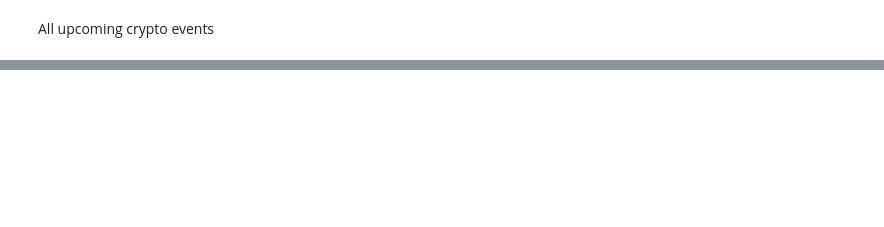
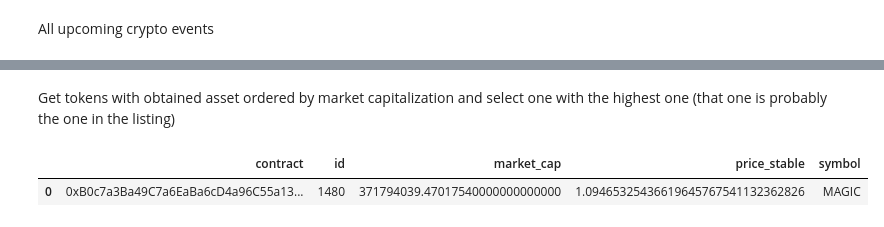
Before and after one commit to QuantNodeAI/quantnote-query-client, a Jupyter notebook: examples/events-example.ipynb, the cells around one changed output, grey strips where cells are left out. Drawn from its saved outputs; the diff is of its cells as text; code cells hidden in the pictures; blank space fills up the shorter version.

```diff
--- a/examples/events-example.ipynb
+++ b/examples/events-example.ipynb
@@ -71,0 +100,20 @@ response
+# %%
+import datetime
+
+asset = response3['asset'].iloc[0]
+start_date = response3['date_time'].iloc[0]
+end_date = start_date + datetime.timedelta(days=1)
+event = response3['title'].iloc[0]
+# %% [markdown]
+Get tokens with obtained asset ordered by market capitalization and select one with the highest one (that one is probably the one in the listing)
+# %%
+query = """SELECT mc.symbol, mc.price_stable, mc.market_cap, t.id, t.contract
+from exchange.eth.raw.market_capitalizations mc join exchange.eth.raw.tokens t on token_id = t.id
+where t.symbol = '{asset}' and t.active = true
+order by market_cap desc;""".format(asset=asset)
+
+response4 = client.get_data_response(query)
+response4
+# %% [output]
+|  | contract | id | market_cap | price_stable | symbol |
+| 0 | 0xB0c7a3Ba49C7a6EaBa6cD4a96C55a13... | 1480 | 371794039.47017540000000000000 | 1.09465325436619645767541132362826 | MAGIC |
```
Also changed, not shown: parts of 10 cells of this notebook.
